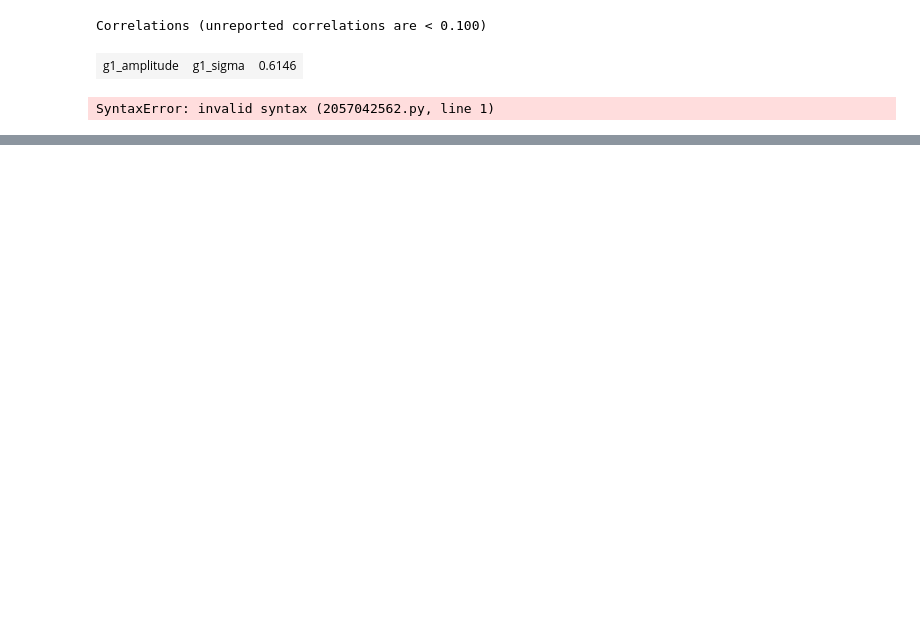
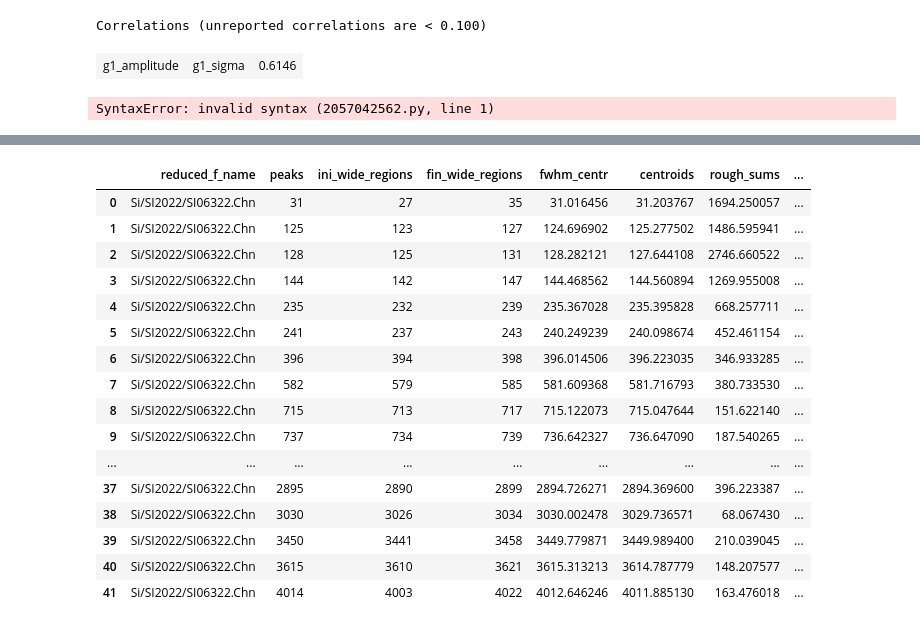
Before and after one commit to terrabela/OGRaySpY, a Jupyter notebook: src/radionuclide_analysis.ipynb, the cells around one changed output, grey strips where cells are left out. Saved outputs shown, nothing was run; the diff lists cells and outputs as text; code cells hidden in the pictures; blank space fills up the shorter version.

Commit message:
Implementing channel vs energy calibration

```diff
--- a/src/radionuclide_analysis.ipynb
+++ b/src/radionuclide_analysis.ipynb
@@ -694,3 +705,26 @@ SyntaxError: invalid syntax (2057042562.py, line 1)
+# %%
+ch_en = ogra.a_spec.channel_energy_calib.p_en
+# %%
+my_df['centrs_en'] = ch_en(my_df['centroids'])
+my_df
+# %% [output]
+|  | reduced_f_name | peaks | ini_wide_regions | fin_wide_regions | fwhm_centr | centroids | rough_sums | ... |
+| 0 | Si/SI2022/SI06322.Chn | 31 | 27 | 35 | 31.016456 | 31.203767 | 1694.250057 | ... |
+| 1 | Si/SI2022/SI06322.Chn | 125 | 123 | 127 | 124.696902 | 125.277502 | 1486.595941 | ... |
+| 2 | Si/SI2022/SI06322.Chn | 128 | 125 | 131 | 128.282121 | 127.644108 | 2746.660522 | ... |
+| 3 | Si/SI2022/SI06322.Chn | 144 | 142 | 147 | 144.468562 | 144.560894 | 1269.955008 | ... |
+| 4 | Si/SI2022/SI06322.Chn | 235 | 232 | 239 | 235.367028 | 235.395828 | 668.257711 | ... |
+| 5 | Si/SI2022/SI06322.Chn | 241 | 237 | 243 | 240.249239 | 240.098674 | 452.461154 | ... |
+| 6 | Si/SI2022/SI06322.Chn | 396 | 394 | 398 | 396.014506 | 396.223035 | 346.933285 | ... |
+| 7 | Si/SI2022/SI06322.Chn | 582 | 579 | 585 | 581.609368 | 581.716793 | 380.733530 | ... |
+| 8 | Si/SI2022/SI06322.Chn | 715 | 713 | 717 | 715.122073 | 715.047644 | 151.622140 | ... |
+| 9 | Si/SI2022/SI06322.Chn | 737 | 734 | 739 | 736.642327 | 736.647090 | 187.540265 | ... |
+| ... | ... | ... | ... | ... | ... | ... | ... | ... |
+| 37 | Si/SI2022/SI06322.Chn | 2895 | 2890 | 2899 | 2894.726271 | 2894.369600 | 396.223387 | ... |
+| 38 | Si/SI2022/SI06322.Chn | 3030 | 3026 | 3034 | 3030.002478 | 3029.736571 | 68.067430 | ... |
+| 39 | Si/SI2022/SI06322.Chn | 3450 | 3441 | 3458 | 3449.779871 | 3449.989400 | 210.039045 | ... |
+| 40 | Si/SI2022/SI06322.Chn | 3615 | 3610 | 3621 | 3615.313213 | 3614.787779 | 148.207577 | ... |
+| 41 | Si/SI2022/SI06322.Chn | 4014 | 4003 | 4022 | 4012.646246 | 4011.885130 | 163.476018 | ... |
 # %%
 
 # 2022-Dez-21:
```
Also changed, not shown: parts of 7 cells of this notebook, 1 other file.
